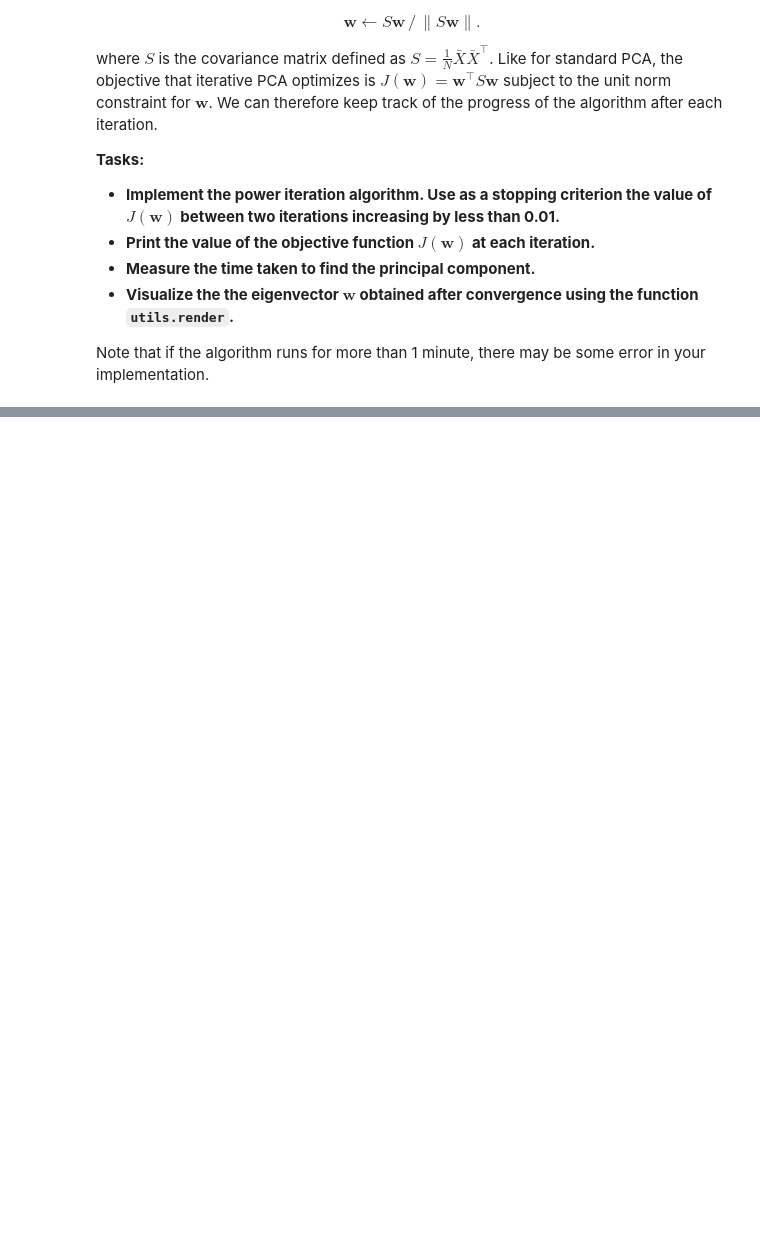
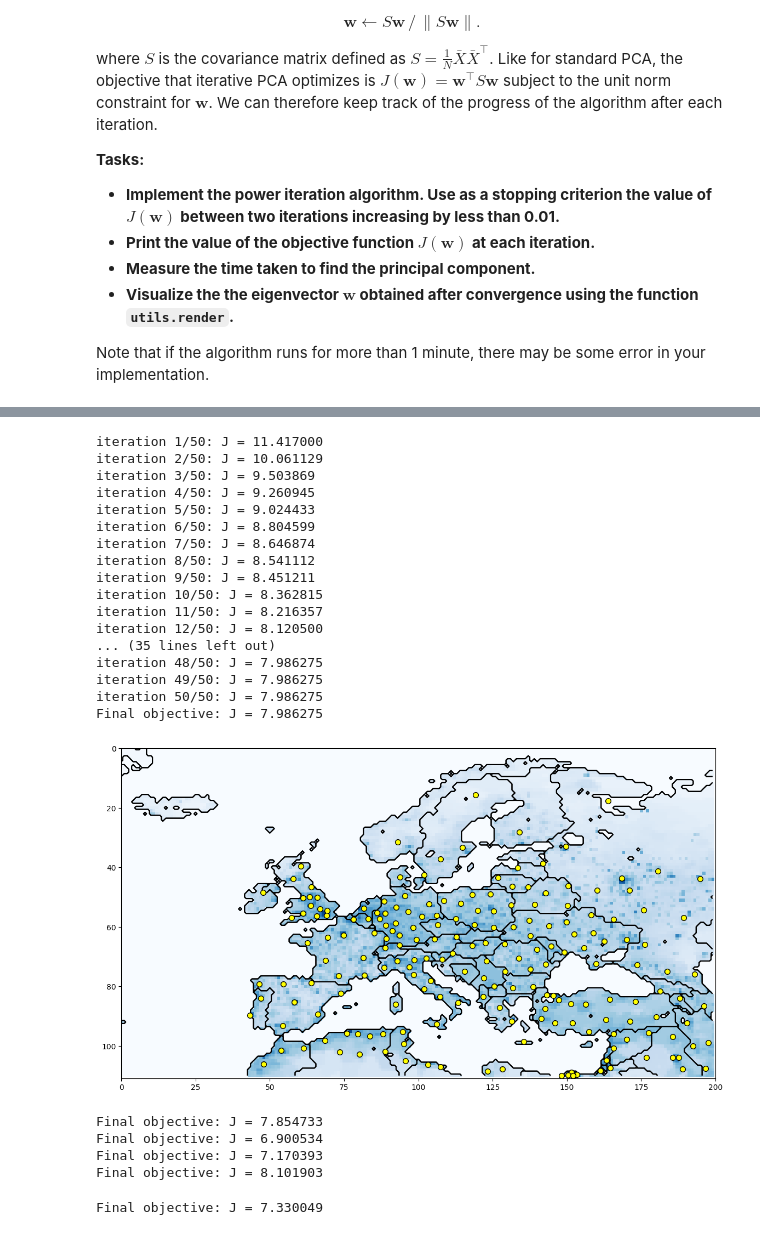
Before and after one commit to qingyun-tuberlin/Machine_Learning_I_II, a Jupyter notebook: ML1_All_Coding_Tasks.ipynb, the cells around one changed output, grey strips where cells are left out. Cells and saved outputs as stored; diff of their text form; code cells hidden in the pictures; blank space fills up the shorter version.

```diff
--- a/ML1_All_Coding_Tasks.ipynb
+++ b/ML1_All_Coding_Tasks.ipynb
@@ -1313,0 +1539,7 @@ coding task is in the folder 04_Clustering
+# %%
+def wkmeans(centroids, points, weights, verbose, nbit):
+    # YOUR CODE HERE
+    import solutions
+    centroids = solutions.wkmeans(centroids, points, weights, verbose, nbit)
+    return centroids
+    # --------------
@@ -1314 +1618,42 @@ coding task is in the folder 04_Clustering
+# %%
+# The following code runs the weighted k-means
+# on this data, and displays the final centroids.
+
+weights   = population.flatten()*1.0
+
+centroids = wkmeans(centroids_init, locations, weights, True, 50)
+
+plot(centroids[:,0], centroids[:,1])
+# %% [output]
+iteration 1/50: J = 11.417000
+iteration 2/50: J = 10.061129
+iteration 3/50: J = 9.503869
+iteration 4/50: J = 9.260945
+iteration 5/50: J = 9.024433
+iteration 6/50: J = 8.804599
+iteration 7/50: J = 8.646874
+iteration 8/50: J = 8.541112
+iteration 9/50: J = 8.451211
+iteration 10/50: J = 8.362815
+iteration 11/50: J = 8.216357
+iteration 12/50: J = 8.120500
+... (35 lines left out)
+iteration 48/50: J = 7.986275
+iteration 49/50: J = 7.986275
+iteration 50/50: J = 7.986275
+Final objective: J = 7.986275
+[figure, added]
+# %%
+# Observe that the k-means algorithm is non-convex,
+# and arrives in local optima of different quality
+# depending on the initialization:
+for i in range(5):
+    wkmeans(initialize(200, population),
+            locations, weights, False, 50)
+# %% [output]
+Final objective: J = 7.854733
+Final objective: J = 6.900534
+Final objective: J = 7.170393
+Final objective: J = 8.101903
+Final objective: J = 7.330049
 # %% [markdown]
```
Also changed, not shown: parts of 34 cells of this notebook, 7 other files.
